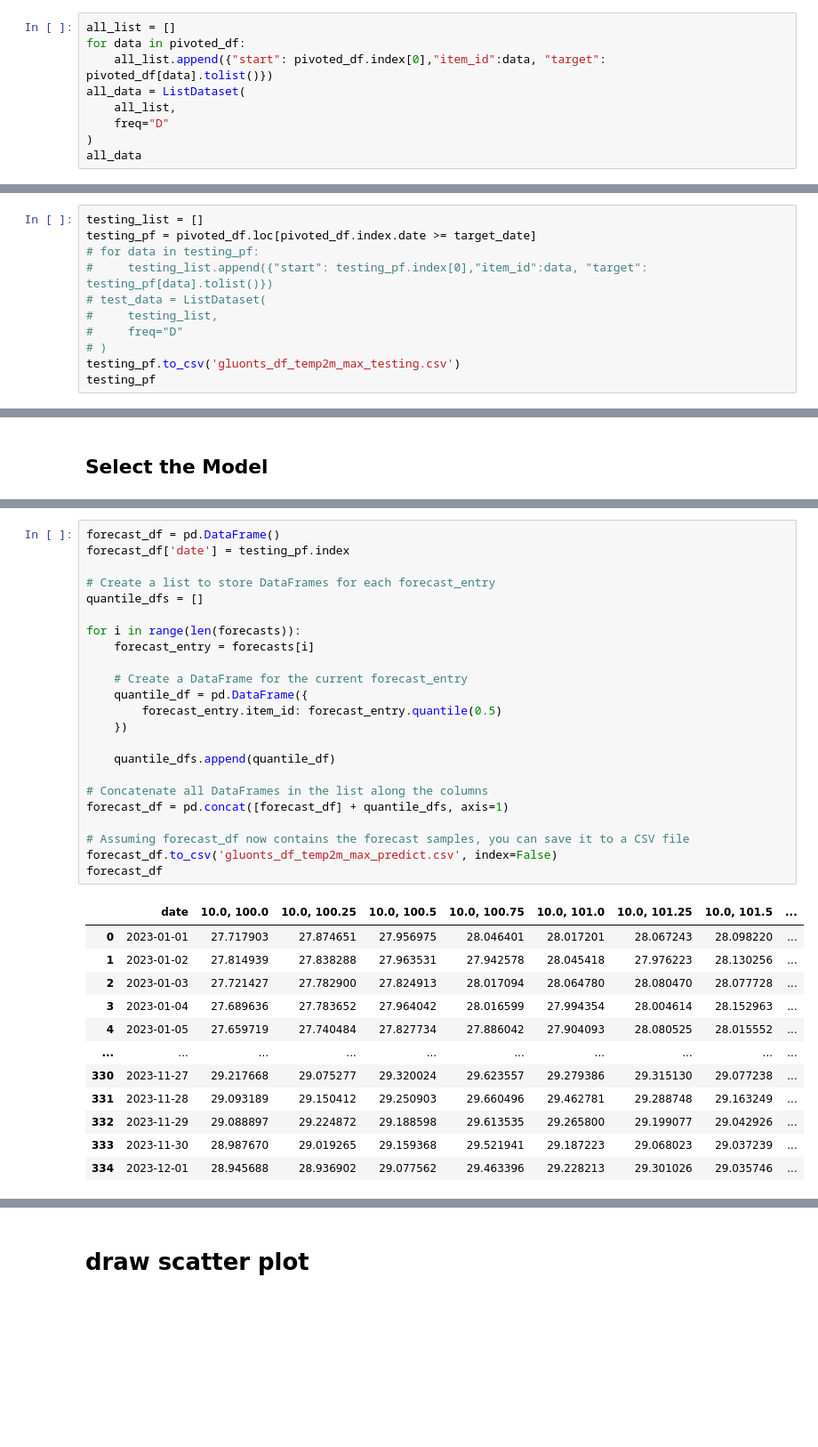
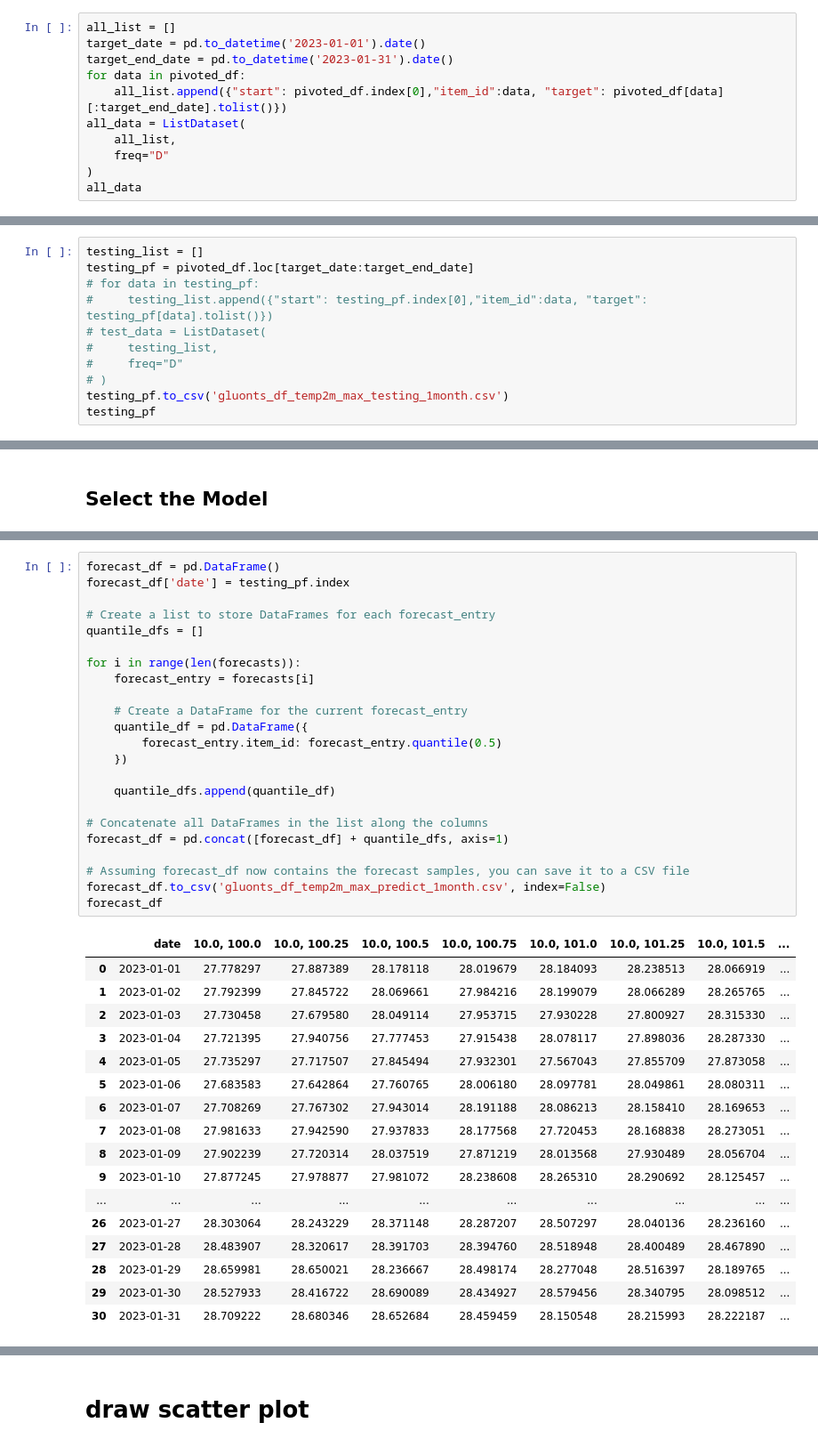
Before and after one commit to seubsons/sagemaker, a Jupyter notebook: gluonts_prophet/gluonts_temp2m_max.ipynb, the cells around one changed output, grey strips where cells are left out. Shown at 89% size. Cells and saved outputs as stored; diff of their text form; blank space fills up the shorter version.

```diff
--- a/gluonts_prophet/gluonts_temp2m_max.ipynb
+++ b/gluonts_prophet/gluonts_temp2m_max.ipynb
@@ -77,8 +77,10 @@ pivoted_df
 1431 rows × 2405 columns
 # %%
 all_list = []
+target_date = pd.to_datetime('2023-01-01').date()
+target_end_date = pd.to_datetime('2023-01-31').date()
 for data in pivoted_df:
-    all_list.append({"start": pivoted_df.index[0],"item_id":data, "target": pivoted_df[data].tolist()})
+    all_list.append({"start": pivoted_df.index[0],"item_id":data, "target": pivoted_df[data][:target_end_date].tolist()})
 all_data = ListDataset(
     all_list,
     freq="D"
@@ -131,14 +133,14 @@ training_pf
 1096 rows × 2405 columns
 # %%
 testing_list = []
-testing_pf = pivoted_df.loc[pivoted_df.index.date >= target_date]
+testing_pf = pivoted_df.loc[target_date:target_end_date]
 # for data in testing_pf:
 #     testing_list.append({"start": testing_pf.index[0],"item_id":data, "target": testing_pf[data].tolist()})
 # test_data = ListDataset(
 #     testing_list,
 #     freq="D"
 # )
-testing_pf.to_csv('gluonts_df_temp2m_max_testing.csv')
+testing_pf.to_csv('gluonts_df_temp2m_max_testing_1month.csv')
 testing_pf
 # %% [output]
 | lat_lon | 10.0, 100.0 | 10.0, 100.25 | 10.0, 100.5 | 10.0, 100.75 | 10.0, 101.0 | 10.0, 101.25 | 10.0, 101.5 | ... |
@@ -195,36 +202,41 @@ tss = list(ts_it)
 # %%
 forecast_df = pd.DataFrame()
 forecast_df['date'] = testing_pf.index
 
 # Create a list to store DataFrames for each forecast_entry
 quantile_dfs = []
 
 for i in range(len(forecasts)):
     forecast_entry = forecasts[i]
 
     # Create a DataFrame for the current forecast_entry
     quantile_df = pd.DataFrame({
         forecast_entry.item_id: forecast_entry.quantile(0.5)
     })
 
     quantile_dfs.append(quantile_df)
 
 # Concatenate all DataFrames in the list along the columns
 forecast_df = pd.concat([forecast_df] + quantile_dfs, axis=1)
 
 # Assuming forecast_df now contains the forecast samples, you can save it to a CSV file
-forecast_df.to_csv('gluonts_df_temp2m_max_predict.csv', index=False)
+forecast_df.to_csv('gluonts_df_temp2m_max_predict_1month.csv', index=False)
 forecast_df
 # %% [output]
 |  | date | 10.0, 100.0 | 10.0, 100.25 | 10.0, 100.5 | 10.0, 100.75 | 10.0, 101.0 | 10.0, 101.25 | 10.0, 101.5 | ... |
-| 0 | 2023-01-01 | 27.717903 | 27.874651 | 27.956975 | 28.046401 | 28.017201 | 28.067243 | 28.098220 | ... |
-| 1 | 2023-01-02 | 27.814939 | 27.838288 | 27.963531 | 27.942578 | 28.045418 | 27.976223 | 28.130256 | ... |
-| 2 | 2023-01-03 | 27.721427 | 27.782900 | 27.824913 | 28.017094 | 28.064780 | 28.080470 | 28.077728 | ... |
-| 3 | 2023-01-04 | 27.689636 | 27.783652 | 27.964042 | 28.016599 | 27.994354 | 28.004614 | 28.152963 | ... |
-| 4 | 2023-01-05 | 27.659719 | 27.740484 | 27.827734 | 27.886042 | 27.904093 | 28.080525 | 28.015552 | ... |
+| 0 | 2023-01-01 | 27.778297 | 27.887389 | 28.178118 | 28.019679 | 28.184093 | 28.238513 | 28.066919 | ... |
+| 1 | 2023-01-02 | 27.792399 | 27.845722 | 28.069661 | 27.984216 | 28.199079 | 28.066289 | 28.265765 | ... |
+| 2 | 2023-01-03 | 27.730458 | 27.679580 | 28.049114 | 27.953715 | 27.930228 | 27.800927 | 28.315330 | ... |
+| 3 | 2023-01-04 | 27.721395 | 27.940756 | 27.777453 | 27.915438 | 28.078117 | 27.898036 | 28.287330 | ... |
+| 4 | 2023-01-05 | 27.735297 | 27.717507 | 27.845494 | 27.932301 | 27.567043 | 27.855709 | 27.873058 | ... |
+| 5 | 2023-01-06 | 27.683583 | 27.642864 | 27.760765 | 28.006180 | 28.097781 | 28.049861 | 28.080311 | ... |
+| 6 | 2023-01-07 | 27.708269 | 27.767302 | 27.943014 | 28.191188 | 28.086213 | 28.158410 | 28.169653 | ... |
+| 7 | 2023-01-08 | 27.981633 | 27.942590 | 27.937833 | 28.177568 | 27.720453 | 28.168838 | 28.273051 | ... |
+| 8 | 2023-01-09 | 27.902239 | 27.720314 | 28.037519 | 27.871219 | 28.013568 | 27.930489 | 28.056704 | ... |
+| 9 | 2023-01-10 | 27.877245 | 27.978877 | 27.981072 | 28.238608 | 28.265310 | 28.290692 | 28.125457 | ... |
 | ... | ... | ... | ... | ... | ... | ... | ... | ... | ... |
-| 330 | 2023-11-27 | 29.217668 | 29.075277 | 29.320024 | 29.623557 | 29.279386 | 29.315130 | 29.077238 | ... |
-| 331 | 2023-11-28 | 29.093189 | 29.150412 | 29.250903 | 29.660496 | 29.462781 | 29.288748 | 29.163249 | ... |
-| 332 | 2023-11-29 | 29.088897 | 29.224872 | 29.188598 | 29.613535 | 29.265800 | 29.199077 | 29.042926 | ... |
-| 333 | 2023-11-30 | 28.987670 | 29.019265 | 29.159368 | 29.521941 | 29.187223 | 29.068023 | 29.037239 | ... |
-| 334 | 2023-12-01 | 28.945688 | 28.936902 | 29.077562 | 29.463396 | 29.228213 | 29.301026 | 29.035746 | ... |
+| 26 | 2023-01-27 | 28.303064 | 28.243229 | 28.371148 | 28.287207 | 28.507297 | 28.040136 | 28.236160 | ... |
+| 27 | 2023-01-28 | 28.483907 | 28.320617 | 28.391703 | 28.394760 | 28.518948 | 28.400489 | 28.467890 | ... |
+| 28 | 2023-01-29 | 28.659981 | 28.650021 | 28.236667 | 28.498174 | 28.277048 | 28.516397 | 28.189765 | ... |
+| 29 | 2023-01-30 | 28.527933 | 28.416722 | 28.690089 | 28.434927 | 28.579456 | 28.340795 | 28.098512 | ... |
+| 30 | 2023-01-31 | 28.709222 | 28.680346 | 28.652684 | 28.459459 | 28.150548 | 28.215993 | 28.222187 | ... |
```
Also changed, not shown: parts of 9 cells of this notebook, 40 other files.
